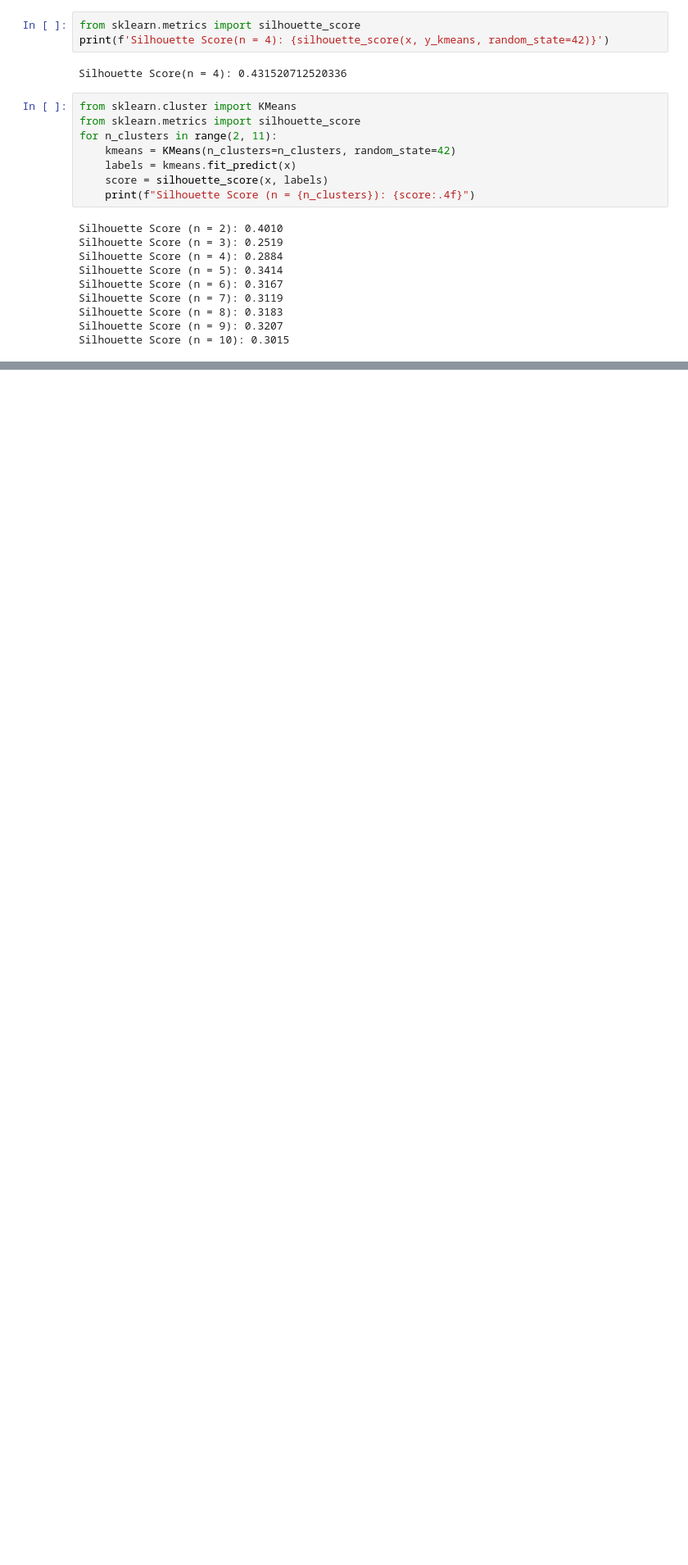
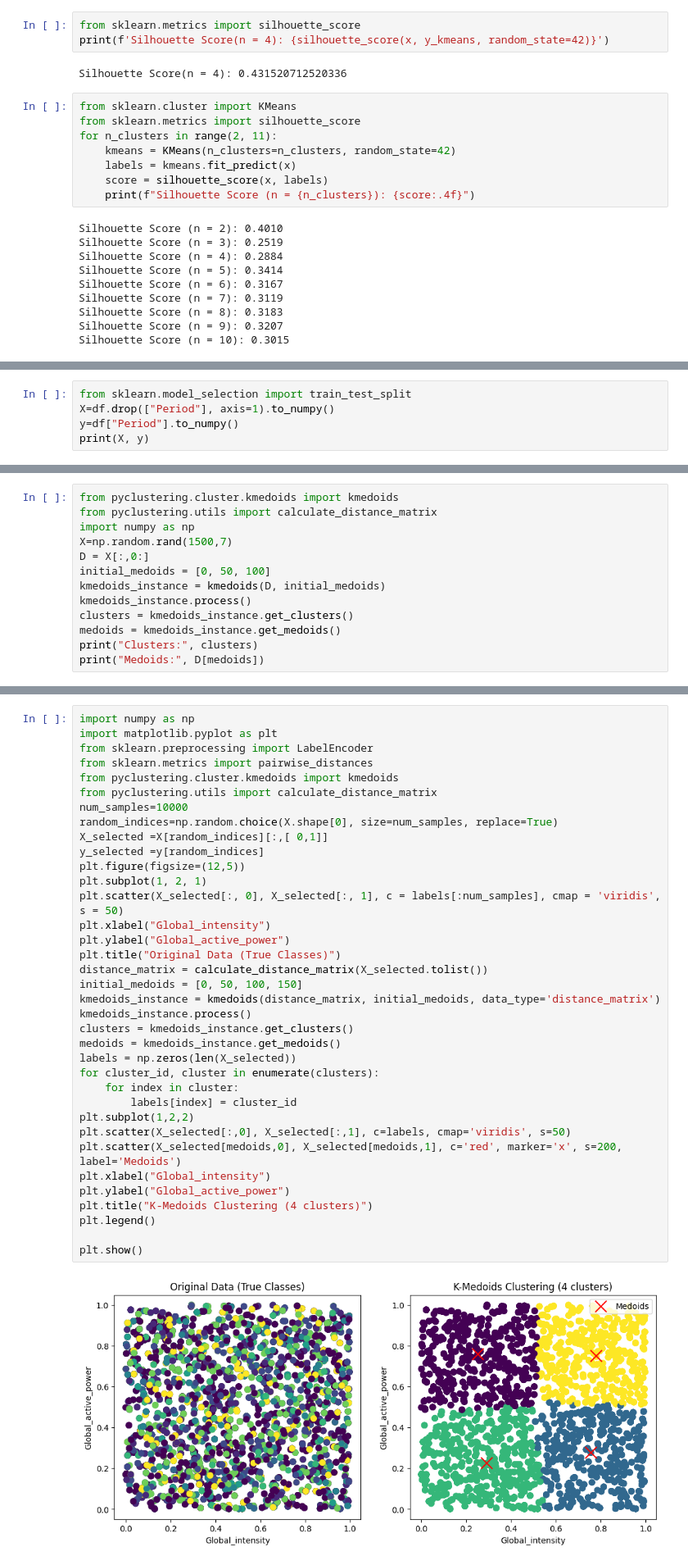
Before and after one commit to Enkhbayasgalan97/CA1-2026163, a Jupyter notebook: CA1.ipynb, the cells around one changed output, grey strips where cells are left out. Shown at 82% size. Saved outputs shown, nothing was run; the diff lists cells and outputs as text; blank space fills up the shorter version.

```diff
--- a/CA1.ipynb
+++ b/CA1.ipynb
@@ -323,0 +326,5 @@ Silhouette Score (n = 10): 0.3015
+# %%
+from sklearn.model_selection import train_test_split
+X=df.drop(["Period"], axis=1).to_numpy()
+y=df["Period"].to_numpy()
+print(X, y)
@@ -323,0 +371,13 @@ Silhouette Score (n = 10): 0.3015
+# %%
+from pyclustering.cluster.kmedoids import kmedoids
+from pyclustering.utils import calculate_distance_matrix
+import numpy as np
+X=np.random.rand(1500,7)
+D = X[:,0:]
+initial_medoids = [0, 50, 100]
+kmedoids_instance = kmedoids(D, initial_medoids)
+kmedoids_instance.process()
+clusters = kmedoids_instance.get_clusters()
+medoids = kmedoids_instance.get_medoids()
+print("Clusters:", clusters)
+print("Medoids:", D[medoids])
@@ -323,0 +392,38 @@ Silhouette Score (n = 10): 0.3015
+# %%
+import numpy as np
+import matplotlib.pyplot as plt
+from sklearn.preprocessing import LabelEncoder
+from sklearn.metrics import pairwise_distances
+from pyclustering.cluster.kmedoids import kmedoids
+from pyclustering.utils import calculate_distance_matrix
+num_samples=10000
+random_indices=np.random.choice(X.shape[0], size=num_samples, replace=True)
+X_selected =X[random_indices][:,[ 0,1]]
+y_selected =y[random_indices]
+plt.figure(figsize=(12,5))
+plt.subplot(1, 2, 1)
+plt.scatter(X_selected[:, 0], X_selected[:, 1], c = labels[:num_samples], cmap = 'viridis', s = 50)
+plt.xlabel("Global_intensity")
+plt.ylabel("Global_active_power")
+plt.title("Original Data (True Classes)")
+distance_matrix = calculate_distance_matrix(X_selected.tolist())
+initial_medoids = [0, 50, 100, 150]
+kmedoids_instance = kmedoids(distance_matrix, initial_medoids, data_type='distance_matrix')
+kmedoids_instance.process()
+clusters = kmedoids_instance.get_clusters()
+medoids = kmedoids_instance.get_medoids()
+labels = np.zeros(len(X_selected))
+for cluster_id, cluster in enumerate(clusters):
+    for index in cluster:
+        labels[index] = cluster_id
+plt.subplot(1,2,2)
+plt.scatter(X_selected[:,0], X_selected[:,1], c=labels, cmap='viridis', s=50)
+plt.scatter(X_selected[medoids,0], X_selected[medoids,1], c='red', marker='x', s=200, label='Medoids')
+plt.xlabel("Global_intensity")
+plt.ylabel("Global_active_power")
+plt.title("K-Medoids Clustering (4 clusters)")
+plt.legend()
+
+plt.show()
+# %% [output]
+[figure, added]
```
Also changed, not shown: parts of 13 cells of this notebook.
